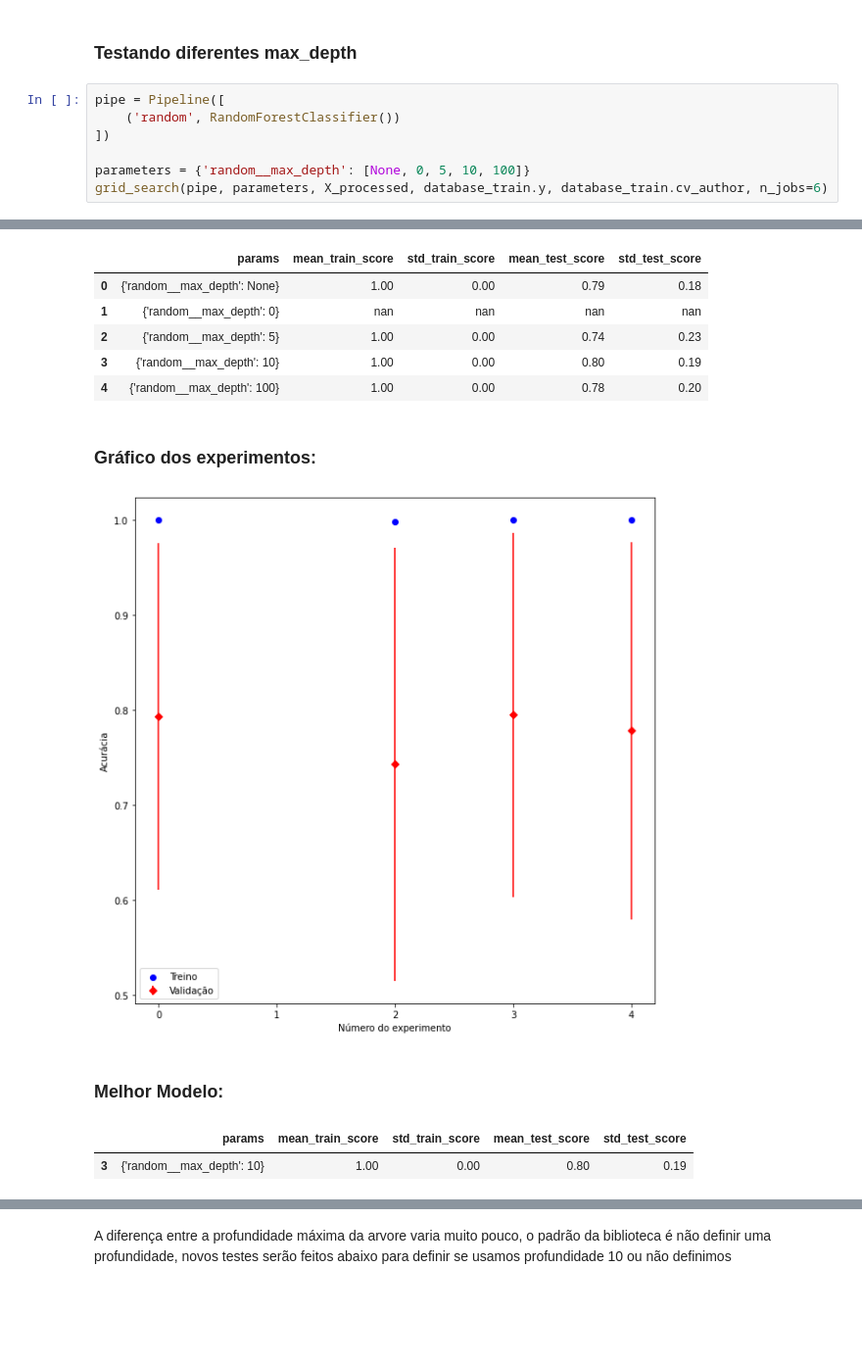
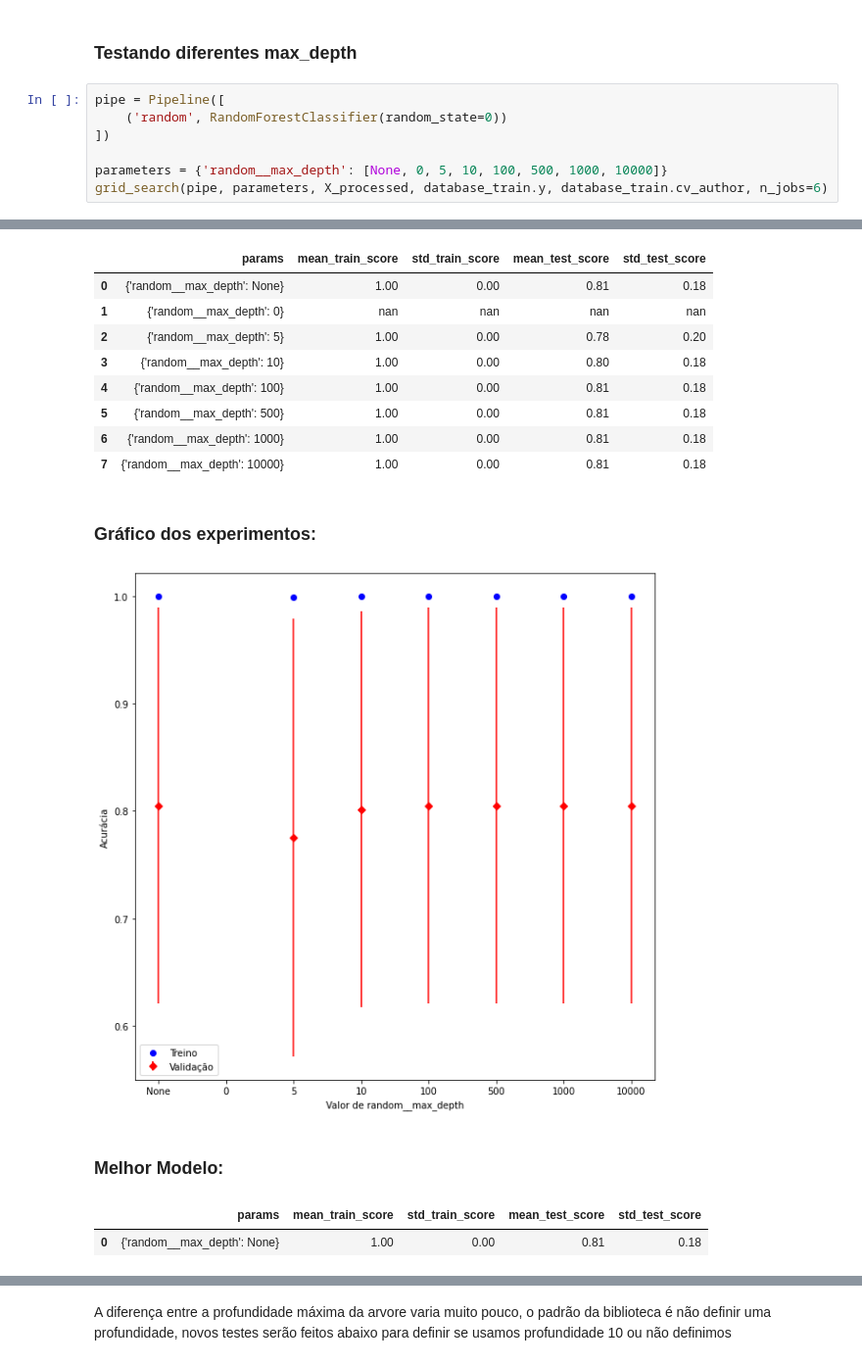
Before and after one commit to HeitorBRaymundo/mc906, a Jupyter notebook: prj3/RandomForest.ipynb, the cells around one changed output, grey strips where cells are left out. Shown at 98% size. Cells and saved outputs as stored; diff of their text form; blank space fills up the shorter version.

Commit message:
Executando testes de random forest com random state igual a zero

```diff
--- a/prj3/RandomForest.ipynb
+++ b/prj3/RandomForest.ipynb
@@ -93,9 +93,9 @@ Apesar da diferença entre os critérios ser pouca, o critério gini é levement
 ### Testando diferentes max_depth
 # %%
 pipe = Pipeline([
-    ('random', RandomForestClassifier())
+    ('random', RandomForestClassifier(random_state=0))
 ])
 
-parameters = {'random__max_depth': [None, 0, 5, 10, 100]}
+parameters = {'random__max_depth': [None, 0, 5, 10, 100, 500, 1000, 10000]}
 grid_search(pipe, parameters, X_processed, database_train.y, database_train.cv_author, n_jobs=6)
 # %% [output]
@@ -111,13 +112,16 @@ Fitting 5 folds for each of 5 candidates, totalling 25 fits
 Relatório dos experimentos:
 |  | params | mean_train_score | std_train_score | mean_test_score | std_test_score |
-| 0 | {'random__max_depth': None} | 1.00 | 0.00 | 0.79 | 0.18 |
+| 0 | {'random__max_depth': None} | 1.00 | 0.00 | 0.81 | 0.18 |
 | 1 | {'random__max_depth': 0} | nan | nan | nan | nan |
-| 2 | {'random__max_depth': 5} | 1.00 | 0.00 | 0.74 | 0.23 |
-| 3 | {'random__max_depth': 10} | 1.00 | 0.00 | 0.80 | 0.19 |
-| 4 | {'random__max_depth': 100} | 1.00 | 0.00 | 0.78 | 0.20 |
+| 2 | {'random__max_depth': 5} | 1.00 | 0.00 | 0.78 | 0.20 |
+| 3 | {'random__max_depth': 10} | 1.00 | 0.00 | 0.80 | 0.18 |
+| 4 | {'random__max_depth': 100} | 1.00 | 0.00 | 0.81 | 0.18 |
+| 5 | {'random__max_depth': 500} | 1.00 | 0.00 | 0.81 | 0.18 |
+| 6 | {'random__max_depth': 1000} | 1.00 | 0.00 | 0.81 | 0.18 |
+| 7 | {'random__max_depth': 10000} | 1.00 | 0.00 | 0.81 | 0.18 |
 Gráfico dos experimentos:
-[figure, old version]
+[figure, new version]
 Melhor Modelo:
 |  | params | mean_train_score | std_train_score | mean_test_score | std_test_score |
-| 3 | {'random__max_depth': 10} | 1.00 | 0.00 | 0.80 | 0.19 |
+| 0 | {'random__max_depth': None} | 1.00 | 0.00 | 0.81 | 0.18 |
 Gráfico Matriz de Confusão:
```
Also changed, not shown: parts of 11 cells of this notebook, 6 other files.
